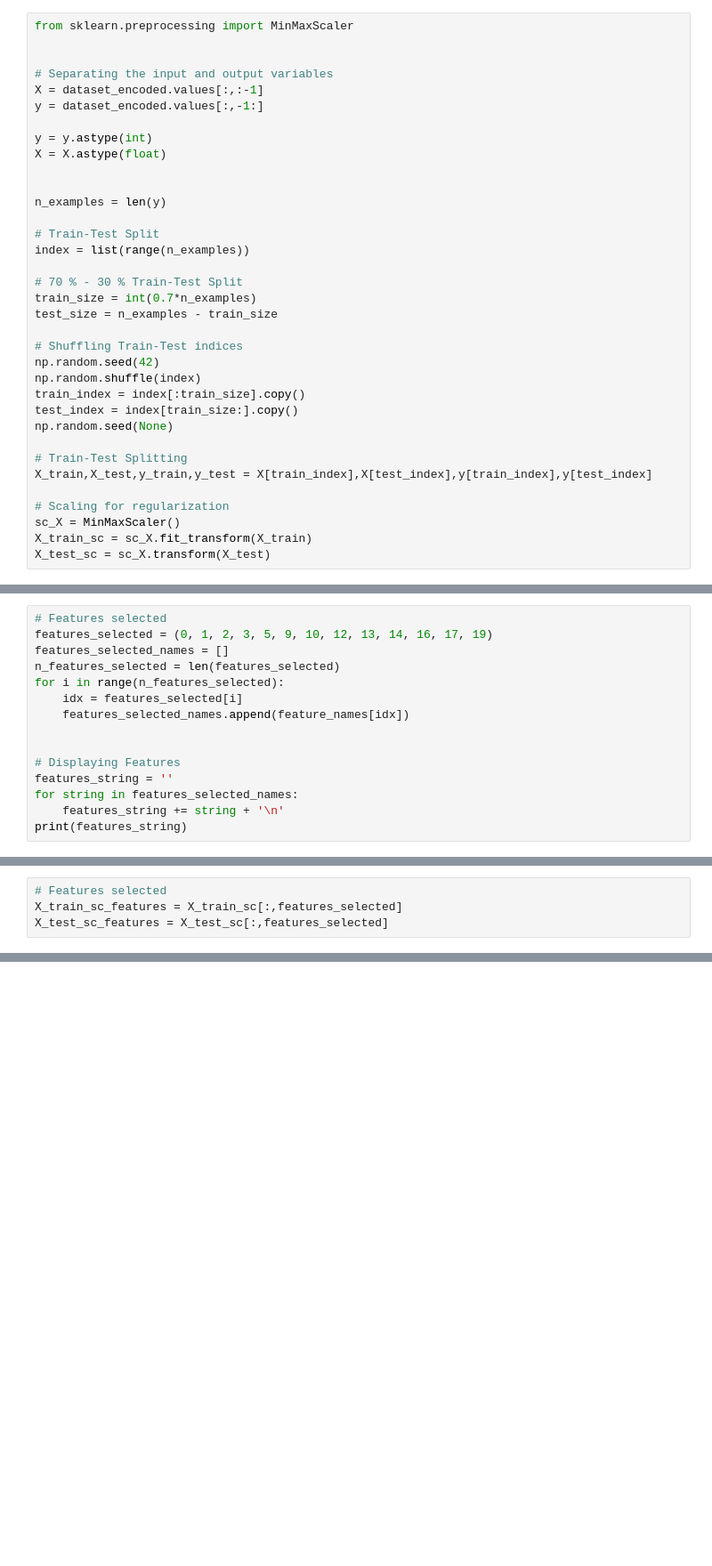
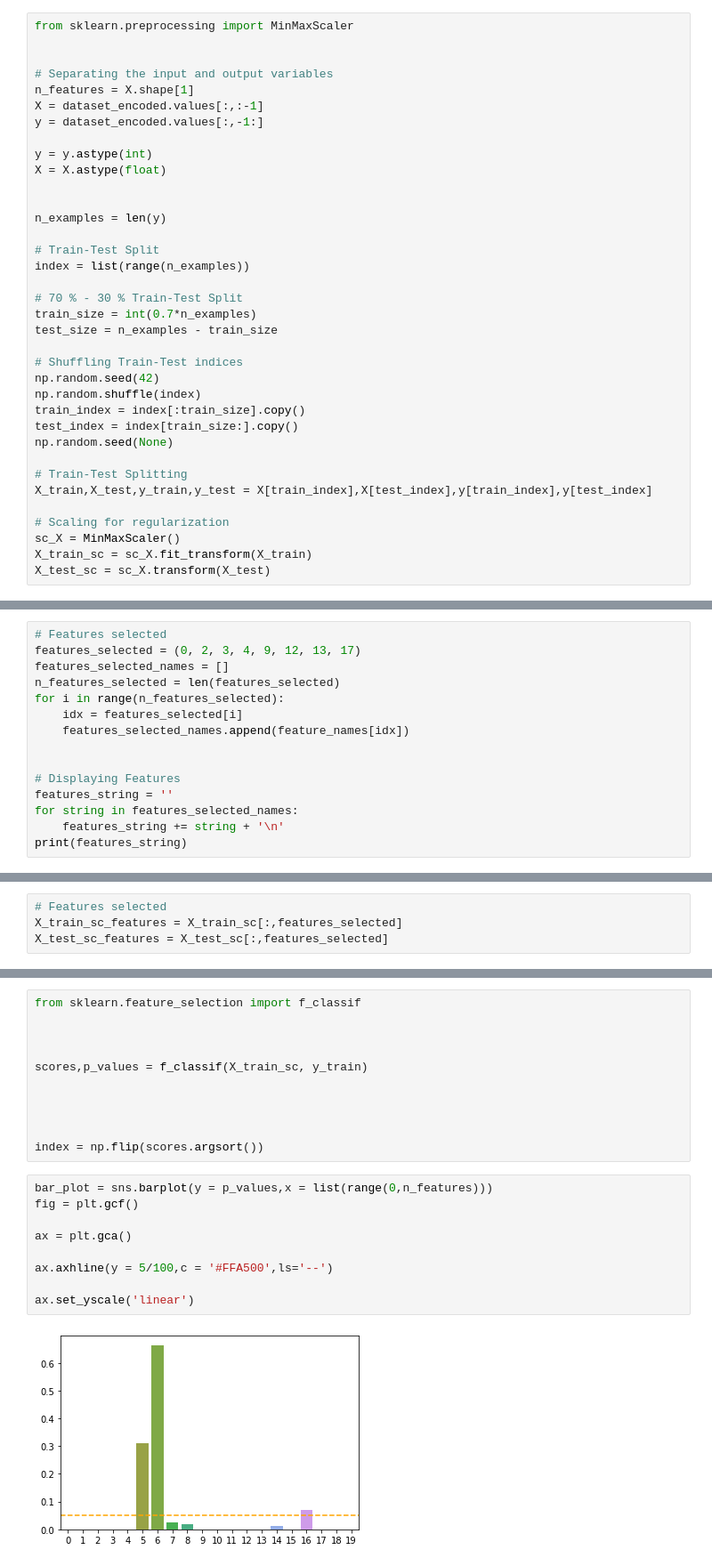
Before and after one commit to Gabriel-Stella/Heart_Failure, a Jupyter notebook: Heart_failure.ipynb, the cells around one changed output, grey strips where cells are left out. Shown: that part at 89% size. Drawn from its saved outputs; the diff is of its cells as text; blank space fills up the shorter version.

```diff
--- a/Heart_failure.ipynb
+++ b/Heart_failure.ipynb
@@ -272,6 +272,7 @@ from sklearn.preprocessing import MinMaxScaler
 
 
 # Separating the input and output variables
+n_features = X.shape[1]
 X = dataset_encoded.values[:,:-1]
 y = dataset_encoded.values[:,-1:]
 
@@ -579,7 +603,7 @@ plt.show()
 # **Selected features**
 # %%
 # Features selected
-features_selected = (0, 1, 2, 3, 5, 9, 10, 12, 13, 14, 16, 17, 19)
+features_selected = (0, 2, 3, 4, 9, 12, 13, 17)
 features_selected_names = []
 n_features_selected = len(features_selected)
 for i in range(n_features_selected):
@@ -753,0 +777,22 @@ Results
+# %%
+from sklearn.feature_selection import f_classif
+
+
+
+scores,p_values = f_classif(X_train_sc, y_train)
+
+
+
+
+index = np.flip(scores.argsort())
+# %%
+bar_plot = sns.barplot(y = p_values,x = list(range(0,n_features)))
+fig = plt.gcf()
+
+ax = plt.gca()
+
+ax.axhline(y = 5/100,c = '#FFA500',ls='--')
+
+ax.set_yscale('linear')
+# %% [output]
+[figure, added]
```
Also changed, not shown: parts of 18 cells of this notebook, 2 other files.
